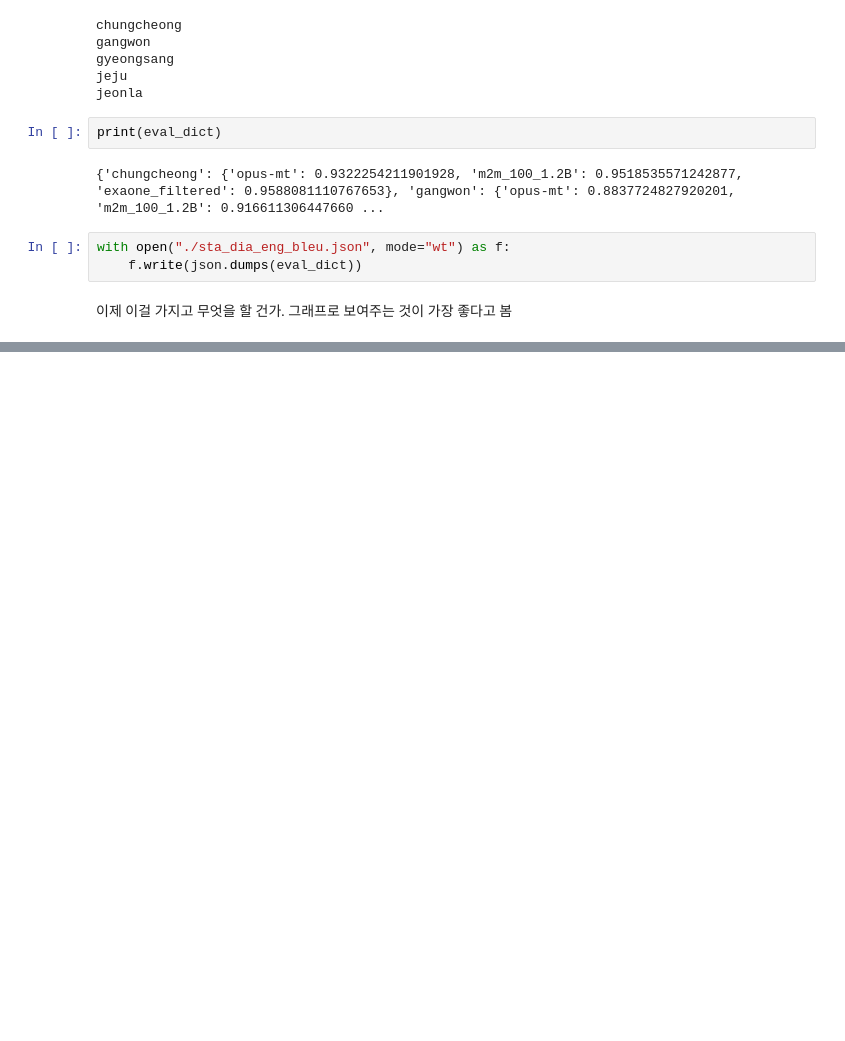
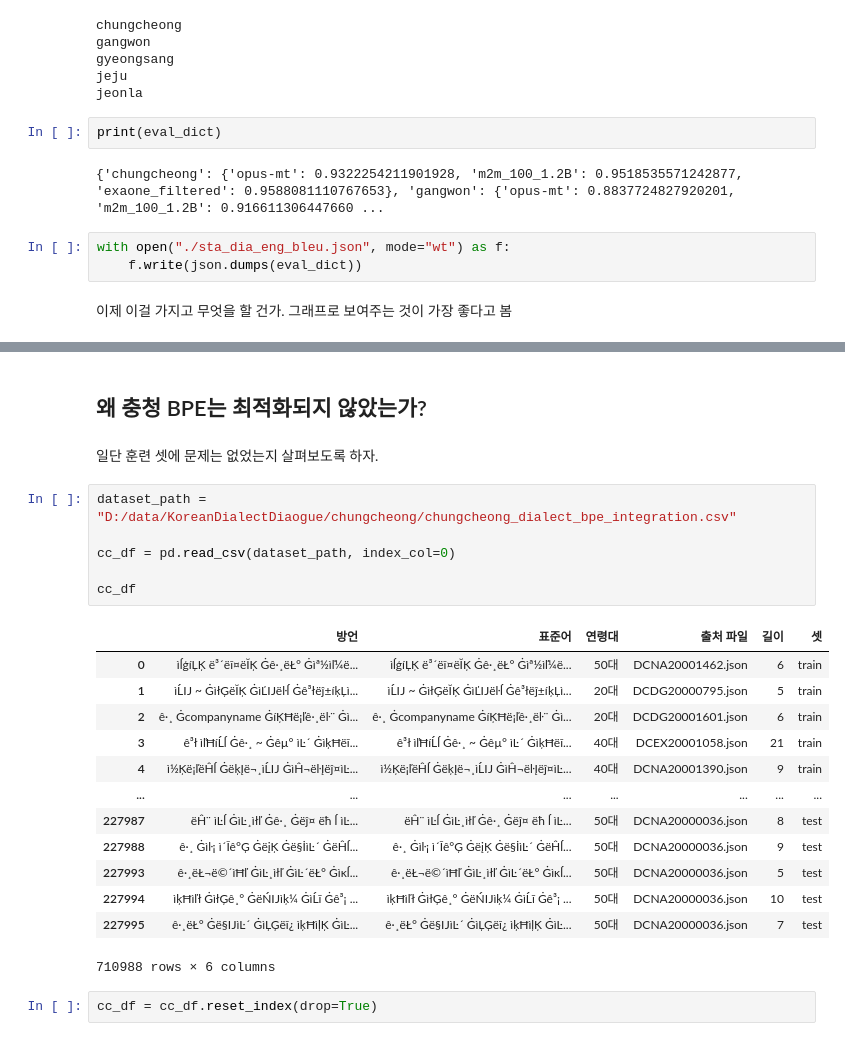
Before and after one commit to BlessingDev/NLP-Standard-Dialect-Translation, a Jupyter notebook: translation_english/analyze.ipynb, the cells around one changed output, grey strips where cells are left out. Saved outputs shown, nothing was run; the diff lists cells and outputs as text; blank space fills up the shorter version.

```diff
--- a/translation_english/analyze.ipynb
+++ b/translation_english/analyze.ipynb
@@ -932,0 +1250,26 @@ with open("./sta_dia_eng_bleu.json", mode="wt") as f:
+# %% [markdown]
+## 왜 충청 BPE는 최적화되지 않았는가?
+# %% [markdown]
+일단 훈련 셋에 문제는 없었는지 살펴보도록 하자.
+# %%
+dataset_path = "D:/data/KoreanDialectDiaogue/chungcheong/chungcheong_dialect_bpe_integration.csv"
+
+cc_df = pd.read_csv(dataset_path, index_col=0)
+
+cc_df
+# %% [output]
+|  | 방언 | 표준어 | 연령대 | 출처 파일 | 길이 | 셋 |
+| 0 | ìĺģíĻĶ ë³´ëĭ¤ëĬĶ Ġê·¸ëŁ° Ġìª½ìľ¼ë... | ìĺģíĻĶ ë³´ëĭ¤ëĬĶ Ġê·¸ëŁ° Ġìª½ìľ¼ë... | 50대 | DCNA20001462.json | 6 | train |
+| 1 | ìĹĲ ~ ĠìłĢëĬĶ ĠìĽĲëŀĺ Ġê³łëĵ±íķĻì... | ìĹĲ ~ ĠìłĢëĬĶ ĠìĽĲëŀĺ Ġê³łëĵ±íķĻì... | 20대 | DCDG20000795.json | 5 | train |
+| 2 | ê·¸ Ġcompanyname ĠíĶĦë¡ľê·¸ëŀ¨ Ġì... | ê·¸ Ġcompanyname ĠíĶĦë¡ľê·¸ëŀ¨ Ġì... | 20대 | DCDG20001601.json | 6 | train |
+| 3 | ê³ł ìľĦíĹĺ Ġê·¸ ~ Ġêµ° ìĿ´ ĠìķĦëĭ... | ê³ł ìľĦíĹĺ Ġê·¸ ~ Ġêµ° ìĿ´ ĠìķĦëĭ... | 40대 | DCEX20001058.json | 21 | train |
+| 4 | ì½Ķë¡ľëĤĺ ĠëķĮë¬¸ìĹĲ ĠìĤ¬ëŀĮëĵ¤ìĿ... | ì½Ķë¡ľëĤĺ ĠëķĮë¬¸ìĹĲ ĠìĤ¬ëŀĮëĵ¤ìĿ... | 40대 | DCNA20001390.json | 9 | train |
+| ... | ... | ... | ... | ... | ... | ... |
+| 227987 | ëĤ¨ ìĿĺ ĠìĿ¸ìłľ Ġê·¸ Ġëĵ¤ ëħ ĺ ìĿ... | ëĤ¨ ìĿĺ ĠìĿ¸ìłľ Ġê·¸ Ġëĵ¤ ëħ ĺ ìĿ... | 50대 | DCNA20000036.json | 8 | test |
+| 227988 | ê·¸ Ġìŀ¡ ì´Īê°Ģ ĠëįĶ Ġë§İìĿ´ ĠëĤĺ... | ê·¸ Ġìŀ¡ ì´Īê°Ģ ĠëįĶ Ġë§İìĿ´ ĠëĤĺ... | 50대 | DCNA20000036.json | 9 | test |
+| 227993 | ê·¸ëŁ¬ë©´ìĦľ ĠìĿ¸ìłľ ĠìĿ´ëŁ° Ġìĸĺ... | ê·¸ëŁ¬ë©´ìĦľ ĠìĿ¸ìłľ ĠìĿ´ëŁ° Ġìĸĺ... | 50대 | DCNA20000036.json | 5 | test |
+| 227994 | ìķĦìľł ĠìłĢê¸° ĠëŃĲìķ¼ ĠìĹī Ġê³¡ ... | ìķĦìľł ĠìłĢê¸° ĠëŃĲìķ¼ ĠìĹī Ġê³¡ ... | 50대 | DCNA20000036.json | 10 | test |
+| 227995 | ê·¸ëŁ° Ġë§ĲìĿ´ ĠìĻĢëĭ¿ ìķĦìļĶ ĠìĿ... | ê·¸ëŁ° Ġë§ĲìĿ´ ĠìĻĢëĭ¿ ìķĦìļĶ ĠìĿ... | 50대 | DCNA20000036.json | 7 | test |
+710988 rows × 6 columns
+# %%
+cc_df = cc_df.reset_index(drop=True)
```
Also changed, not shown: parts of 54 cells of this notebook, 37 other files.
